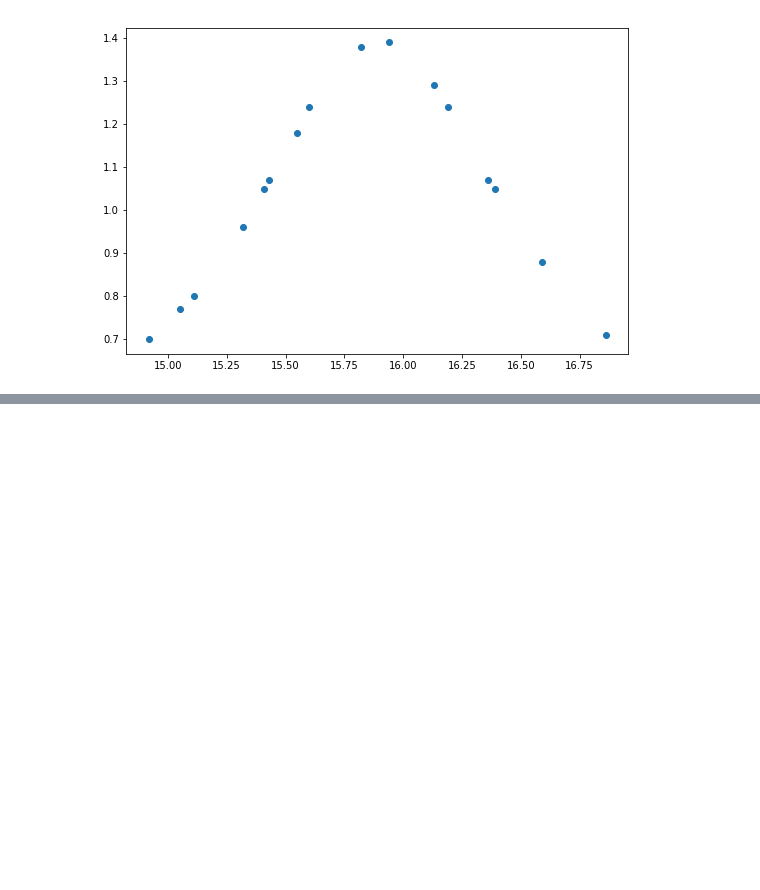
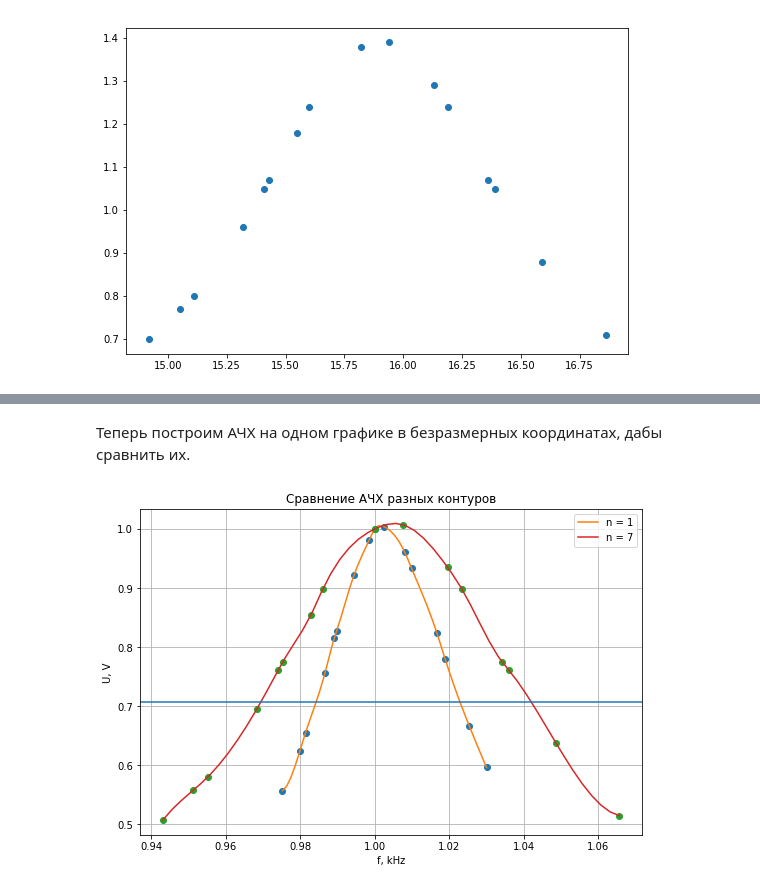
Before and after one commit to Andy683/genphys.labs, a Jupyter notebook: 3.122/3.122.ipynb, the cells around one changed output, grey strips where cells are left out. Saved outputs shown, nothing was run; the diff lists cells and outputs as text; code cells hidden in the pictures; blank space fills up the shorter version.

```diff
--- a/3.122/3.122.ipynb
+++ b/3.122/3.122.ipynb
@@ -122,0 +140,14 @@ plt.show()
+# %% [markdown]
+Теперь построим АЧХ на одном графике в безразмерных координатах, дабы сравнить их.
+# %%
+pltinp(data[:,0]/data[0,0],data[:,1]/data[0,1],'n = 1')
+pltinp(data[:,2]/data[0,2],data[:,3]/data[0,3],'n = 7')
+
+plt.axhline(1/math.sqrt(2))
+freq_res_legend()
+plt.title('Сравнение АЧХ разных контуров')
+
+plt.savefig("freq_response_compar.svg", format="svg")
+plt.show()
+# %% [output]
+[figure, added]
```
Also changed, not shown: parts of 6 cells of this notebook, 4 other files.
